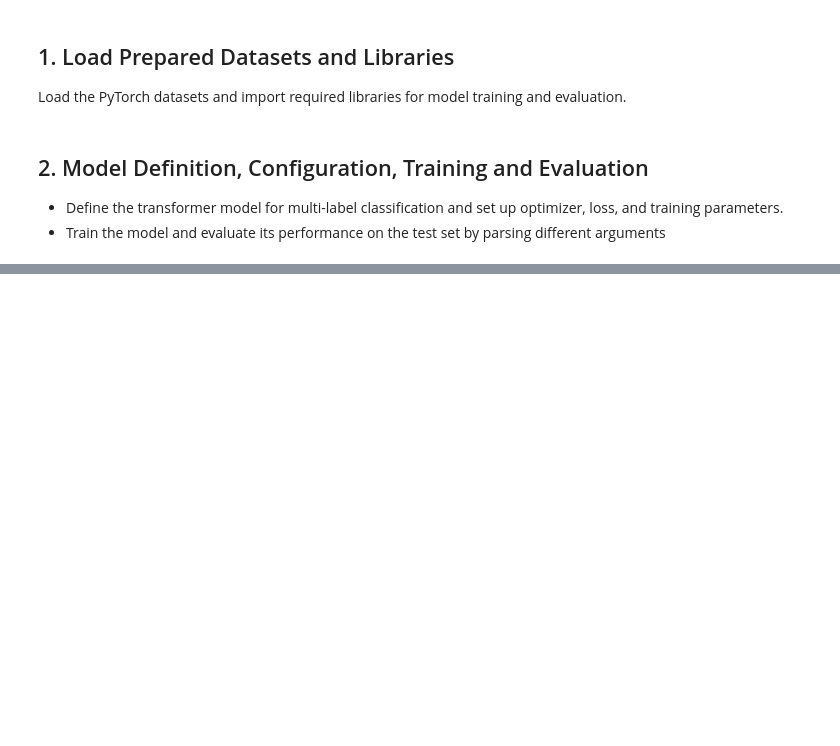
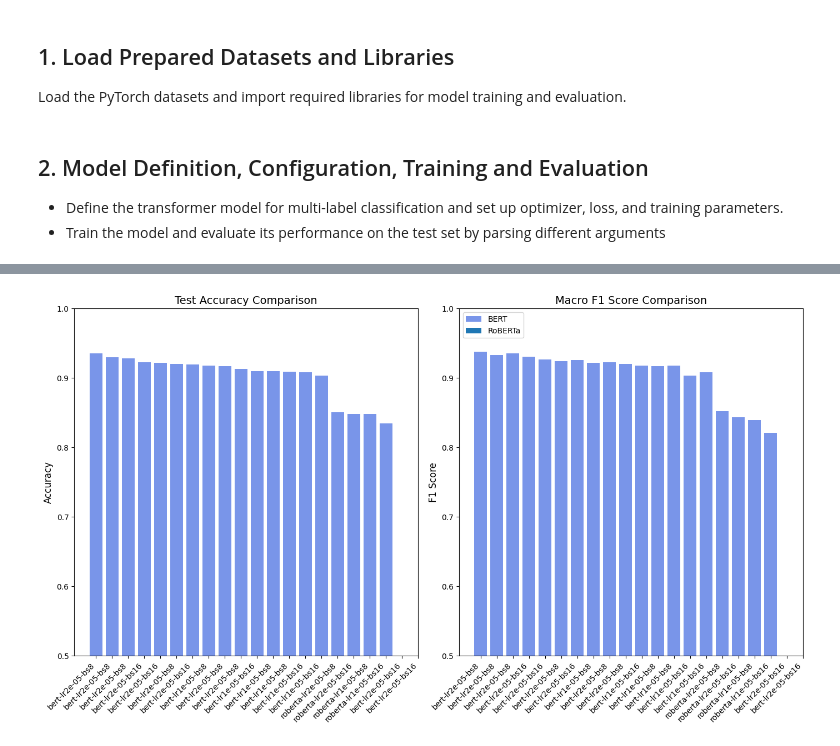
Before and after one commit to j2damax/explainable-tourism-nlp, a Jupyter notebook: notebooks/04_training_and_evaluation.ipynb, the cells around one changed output, grey strips where cells are left out. Cells and saved outputs as stored; diff of their text form; code cells hidden in the pictures; blank space fills up the shorter version.

Commit message:
Add comprehensive visualization features: training loss plots, confusion matrices, and prediction analysis

```diff
--- a/notebooks/04_training_and_evaluation.ipynb
+++ b/notebooks/04_training_and_evaluation.ipynb
@@ -300,0 +356,66 @@ for lr in [2e-5, 1e-5]:
+# %%
+# Plot test accuracy comparison across models
+plt.figure(figsize=(14, 8))
+
+# Prepare data for plotting
+model_types = []
+accuracies = []
+f1_scores = []
+run_names = []
+
+for _, run in runs_with_loss.iterrows():
+    if run['tags.mlflow.runName'].startswith('bert-lr') or run['tags.mlflow.runName'].startswith('roberta-lr'):
+        if 'metrics.test_accuracy' in run and 'metrics.test_macro_f1' in run:
+            model_types.append('BERT' if 'bert' in run['tags.mlflow.runName'] else 'RoBERTa')
+            accuracies.append(run['metrics.test_accuracy'])
+            f1_scores.append(run['metrics.test_macro_f1'])
+            run_names.append(run['tags.mlflow.runName'])
+
+# Create DataFrame for easier plotting
+results_df = pd.DataFrame({
+    'Model': model_types,
+    'Run': run_names,
+    'Accuracy': accuracies,
+    'F1 Score': f1_scores
+})
+
+# Sort by accuracy
+results_df = results_df.sort_values('Accuracy', ascending=False)
+
+# Bar plot
+ax = plt.subplot(1, 2, 1)
+bert_mask = results_df['Model'] == 'BERT'
+roberta_mask = results_df['Model'] == 'RoBERTa'
+
+# BERT bars
+plt.bar(np.arange(bert_mask.sum()), results_df[bert_mask]['Accuracy'], color='royalblue', alpha=0.7)
+
+# RoBERTa bars
+plt.bar(np.arange(bert_mask.sum(), len(results_df)), results_df[roberta_mask]['Accuracy'], color='orange', alpha=0.7)
+
+# Labels
+plt.title('Test Accuracy Comparison', fontsize=14)
+plt.ylabel('Accuracy', fontsize=12)
+plt.xticks(np.arange(len(results_df)), results_df['Run'], rotation=45, ha='right')
+plt.ylim(0.5, 1.0)  # Adjust as needed based on your results
+
+# Add F1 score plot
+ax = plt.subplot(1, 2, 2)
+
+# BERT bars
+plt.bar(np.arange(bert_mask.sum()), results_df[bert_mask]['F1 Score'], color='royalblue', alpha=0.7, label='BERT')
+
+# RoBERTa bars
+plt.bar(np.arange(bert_mask.sum(), len(results_df)), results_df[roberta_mask]['F1 Score'], color='orange', alpha=0.7, label='RoBERTa')
+
+# Labels
+plt.title('Macro F1 Score Comparison', fontsize=14)
+plt.ylabel('F1 Score', fontsize=12)
+plt.xticks(np.arange(len(results_df)), results_df['Run'], rotation=45, ha='right')
+plt.ylim(0.5, 1.0)  # Adjust as needed based on your results
+plt.legend()
+
+plt.tight_layout()
+plt.show()
+# %% [output]
+[figure, added]
```
Also changed, not shown: parts of 6 cells of this notebook.
